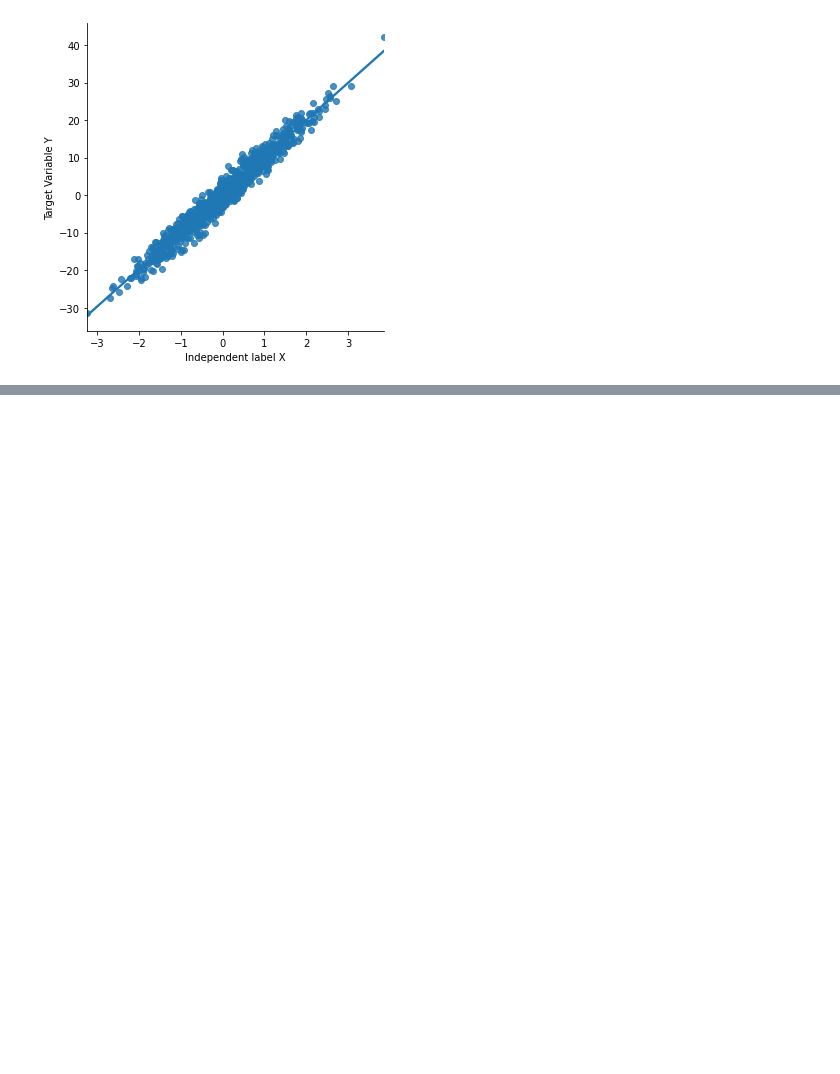
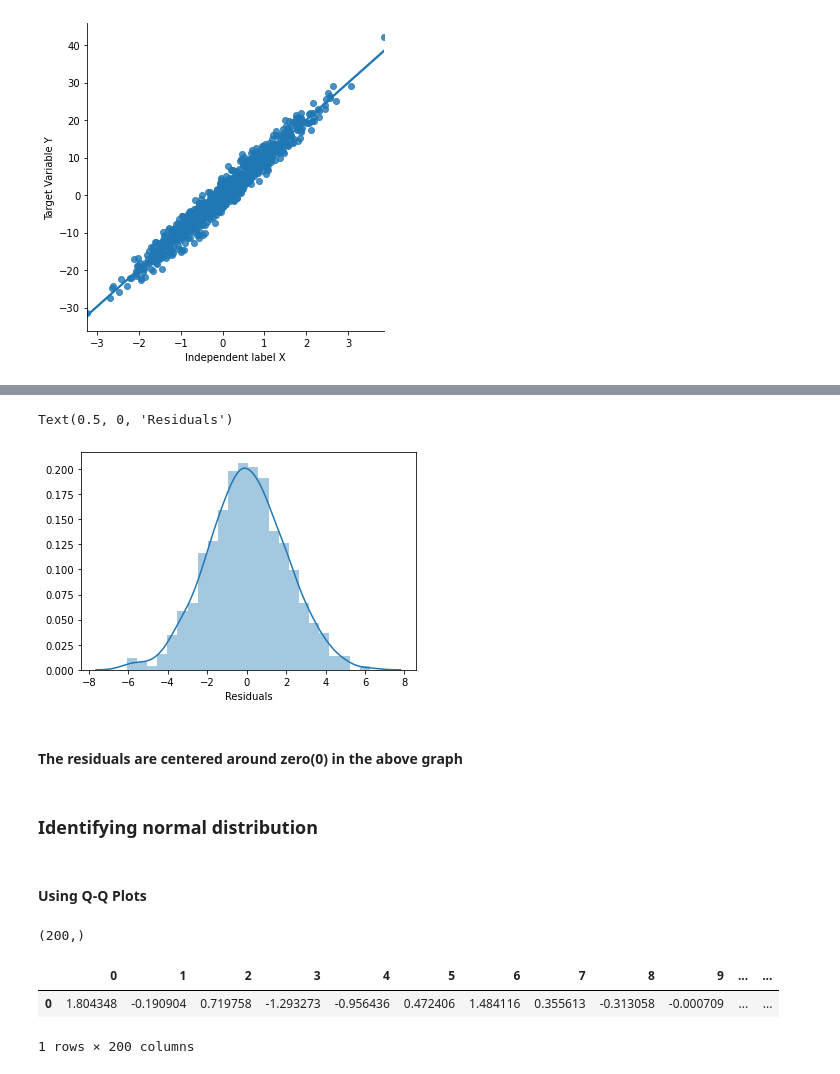
Before and after one commit to Vikas-KM/machine-learning, a Jupyter notebook: Feature_Engineering/chap_01.ipynb, the cells around one changed output, grey strips where cells are left out. Drawn from its saved outputs; the diff is of its cells as text; code cells hidden in the pictures; blank space fills up the shorter version.

Commit message:
Identifying normal distribution

```diff
--- a/Feature_Engineering/chap_01.ipynb
+++ b/Feature_Engineering/chap_01.ipynb
@@ -304,0 +323,13 @@ Text(1.6749999999999972, 0.5, 'Target Variable Y')
+# %%
+# Distribution of the residuals
+sns.distplot(residuals)
+plt.xlabel('Residuals')
+# %% [output]
+Text(0.5, 0, 'Residuals')
+[figure, added]
+# %% [markdown]
+#### The residuals are centered around zero(0) in the above graph
+# %% [markdown]
+### Identifying normal distribution
+# %% [markdown]
+#### Using Q-Q Plots
@@ -304,0 +338,12 @@ Text(1.6749999999999972, 0.5, 'Target Variable Y')
+# %%
+x = np.random.randn(200)
+x.shape
+# %% [output]
+(200,)
+# %%
+data = pd.DataFrame([x])
+data
+# %% [output]
+|  | 0 | 1 | 2 | 3 | 4 | 5 | 6 | 7 | 8 | 9 | ... | ... |
+| 0 | 1.804348 | -0.190904 | 0.719758 | -1.293273 | -0.956436 | 0.472406 | 1.484116 | 0.355613 | -0.313058 | -0.000709 | ... | ... |
+1 rows × 200 columns
```
Also changed, not shown: parts of 33 cells of this notebook.
